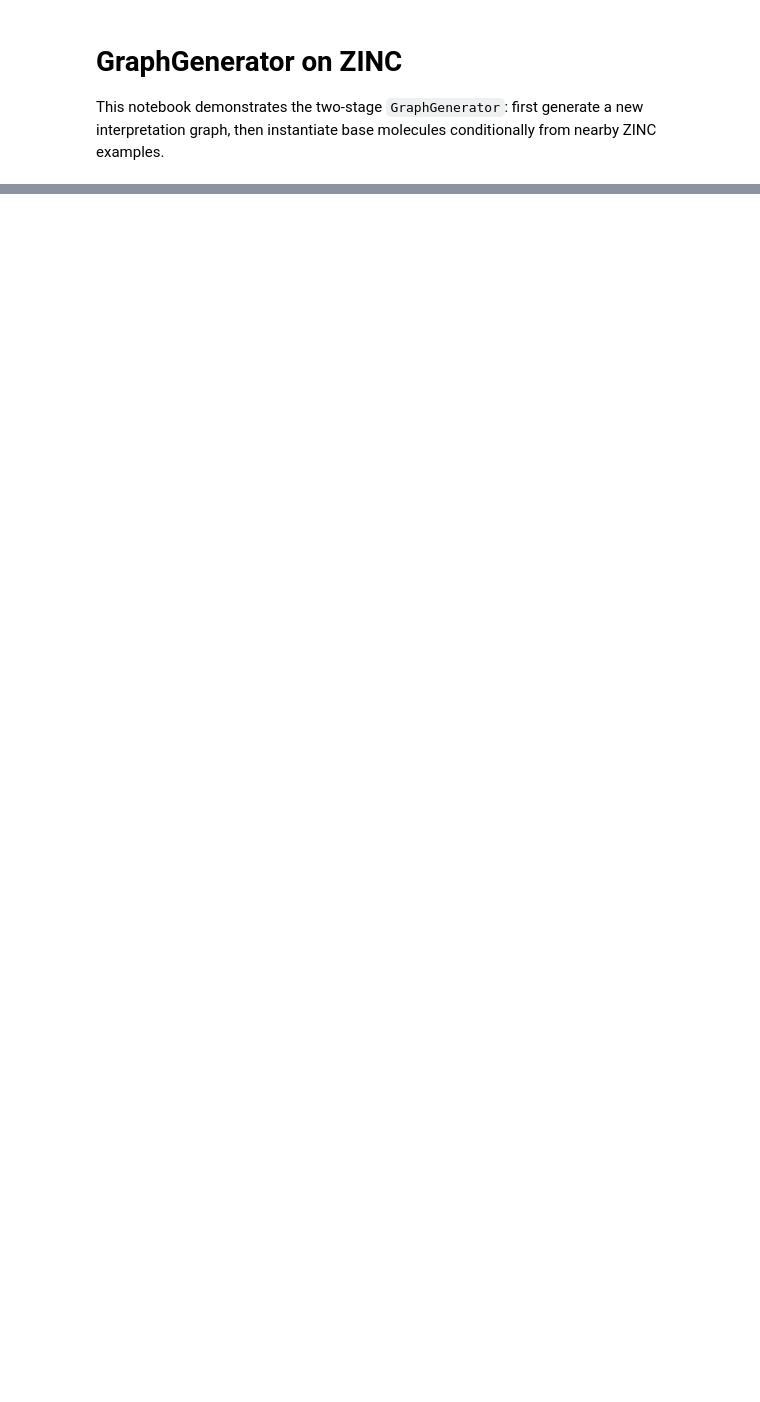
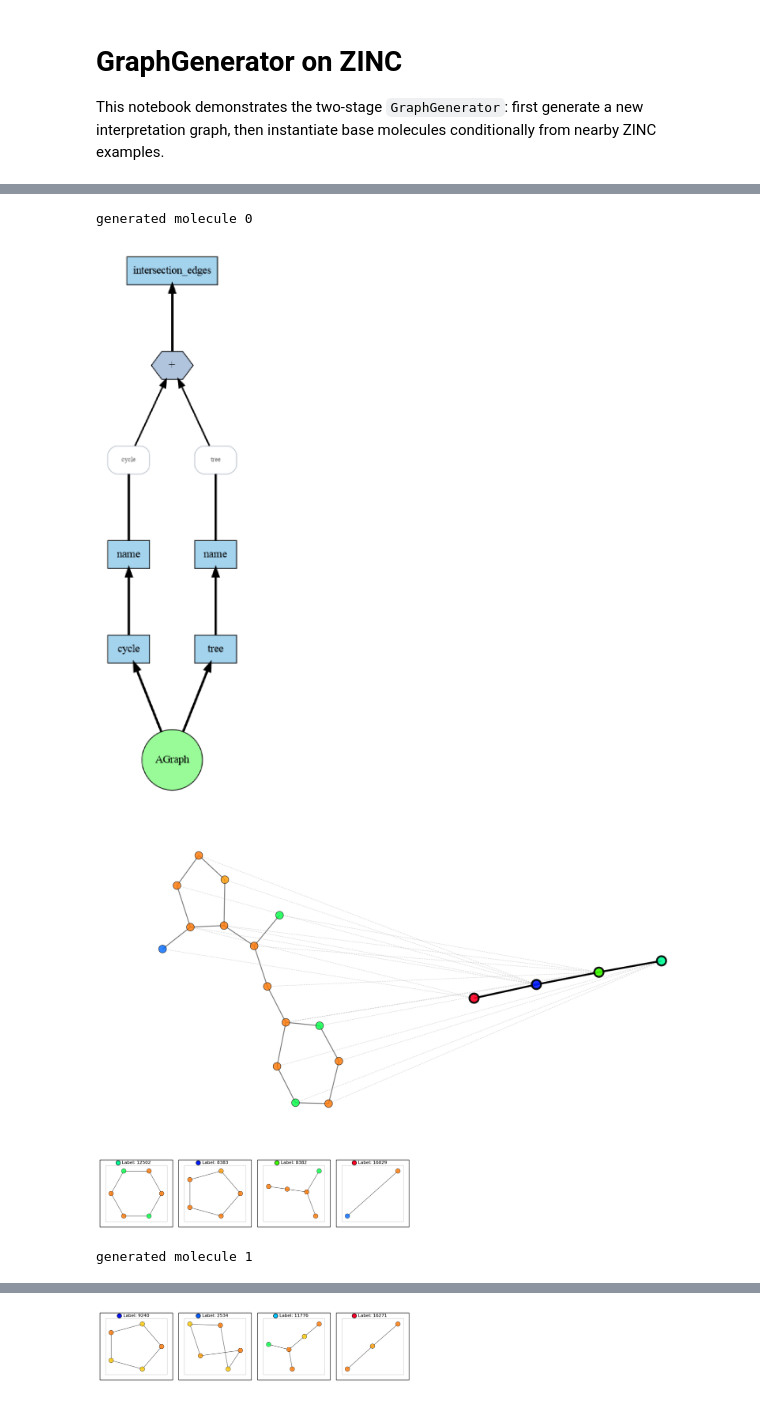
Before and after one commit to fabriziocosta/abstractgraph-generative, a Jupyter notebook: notebooks/examples/example_graph_generator_zinc.ipynb, the cells around one changed output, grey strips where cells are left out. Saved outputs shown, nothing was run; the diff lists cells and outputs as text; code cells hidden in the pictures; blank space fills up the shorter version.

```diff
--- a/notebooks/examples/example_graph_generator_zinc.ipynb
+++ b/notebooks/examples/example_graph_generator_zinc.ipynb
@@ -167,20 +194,23 @@ else:
 # %%
-def draw_interpretation_graphs(graphs_to_draw, titles):
-    if not graphs_to_draw:
-        print("No generated interpretation graphs to draw.")
-        return
-    fig, axes = plt.subplots(1, len(graphs_to_draw), figsize=(4 * len(graphs_to_draw), 3))
-    if len(graphs_to_draw) == 1:
-        axes = [axes]
-    for ax, graph, title in zip(axes, graphs_to_draw, titles):
-        pos = nx.spring_layout(graph, seed=0)
-        labels = {node: data.get("label", node) for node, data in graph.nodes(data=True)}
-        nx.draw_networkx(graph, pos=pos, labels=labels, ax=ax, node_size=900, font_size=8)
-        ax.set_title(title)
-        ax.axis("off")
-    plt.tight_layout()
-
-draw_interpretation_graphs(
-    generator.last_generated_interpretation_graphs_,
-    [f"generated interpretation {i}" for i in range(len(generator.last_generated_interpretation_graphs_))],
-)
+generated_abstract_graphs = []
+if not generated_graphs:
+    print("No generated molecules to decompose and display.")
+else:
+    for i, graph in enumerate(generated_graphs):
+        print(f"generated molecule {i}")
+        generated_abstract_graphs.append(
+            draw(
+                graph,
+                decomposition_function,
+                nbits=nbits,
+                label_mode=label_mode,
+                size=(12, 6),
+                n_elements_per_row=8,
+            )
+        )
+# %% [output]
+generated molecule 0
+[figure, added]
+[figure, added]
+[figure, added]
+generated molecule 1
@@ -187,3 +219,4 @@ draw_interpretation_graphs(
+[figure, added]
 # %%
 rows = []
 for sample_id, target_graph in enumerate(generator.last_generated_interpretation_graphs_):
```
Also changed, not shown: parts of 7 cells of this notebook, 5 other files.
